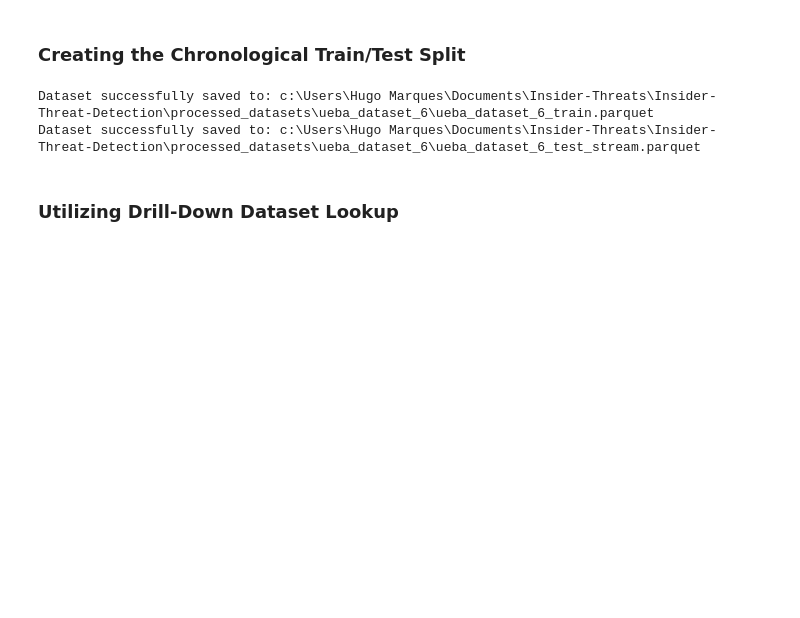
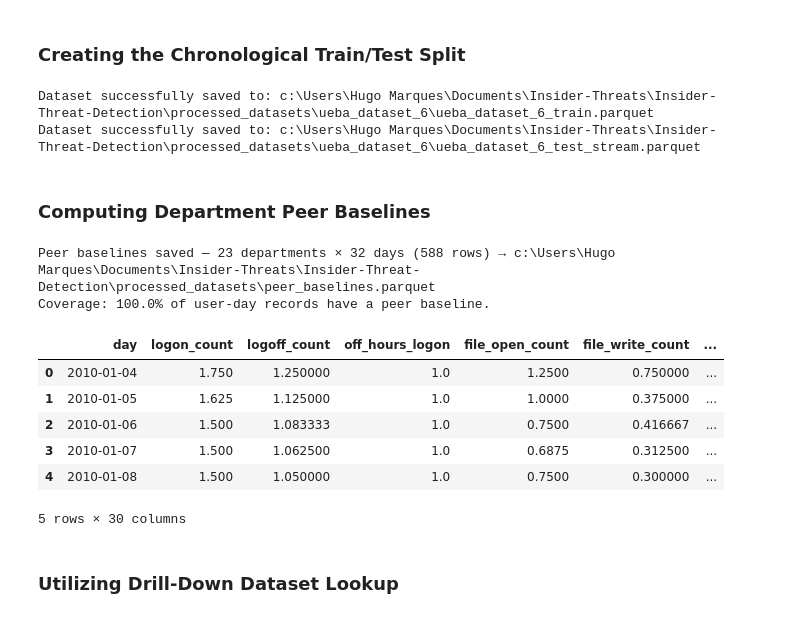
Before and after one commit to Aaron-Loera/Insider-Threat-Detection, a Jupyter notebook: CERT_Preprocessing.ipynb, the cells around one changed output. Saved outputs shown, nothing was run; the diff lists cells and outputs as text; code cells hidden in the pictures; blank space fills up the shorter version.

```diff
--- a/CERT_Preprocessing.ipynb
+++ b/CERT_Preprocessing.ipynb
@@ -133,6 +133,28 @@ test_path = save_dataset(
 # %% [output]
 Dataset successfully saved to: c:\Users\Hugo Marques\Documents\Insider-Threats\Insider-Threat-Detection\processed_datasets\ueba_dataset_6\ueba_dataset_6_train.parquet
 Dataset successfully saved to: c:\Users\Hugo Marques\Documents\Insider-Threats\Insider-Threat-Detection\processed_datasets\ueba_dataset_6\ueba_dataset_6_test_stream.parquet
+# %% [markdown]
+### Computing Department Peer Baselines
+# %%
+from scripts.PeerBaselines import compute_peer_baselines
+from config import PEER_BASELINES_PATH
+
+peer_baselines = compute_peer_baselines(
+    ueba_df=layer_b_dataset,
+    window_days=30,
+    output_path=PEER_BASELINES_PATH,
+)
+peer_baselines.head()
+# %% [output]
+Peer baselines saved — 23 departments × 32 days (588 rows) → c:\Users\Hugo Marques\Documents\Insider-Threats\Insider-Threat-Detection\processed_datasets\peer_baselines.parquet
+Coverage: 100.0% of user-day records have a peer baseline.
+|  | day | logon_count | logoff_count | off_hours_logon | file_open_count | file_write_count | ... |
+| 0 | 2010-01-04 | 1.750 | 1.250000 | 1.0 | 1.2500 | 0.750000 | ... |
+| 1 | 2010-01-05 | 1.625 | 1.125000 | 1.0 | 1.0000 | 0.375000 | ... |
+| 2 | 2010-01-06 | 1.500 | 1.083333 | 1.0 | 0.7500 | 0.416667 | ... |
+| 3 | 2010-01-07 | 1.500 | 1.062500 | 1.0 | 0.6875 | 0.312500 | ... |
+| 4 | 2010-01-08 | 1.500 | 1.050000 | 1.0 | 0.7500 | 0.300000 | ... |
+5 rows × 30 columns
 # %% [markdown]
 ###  Utilizing Drill-Down Dataset Lookup
 # %%
```
Also changed, not shown: 8 other files.
